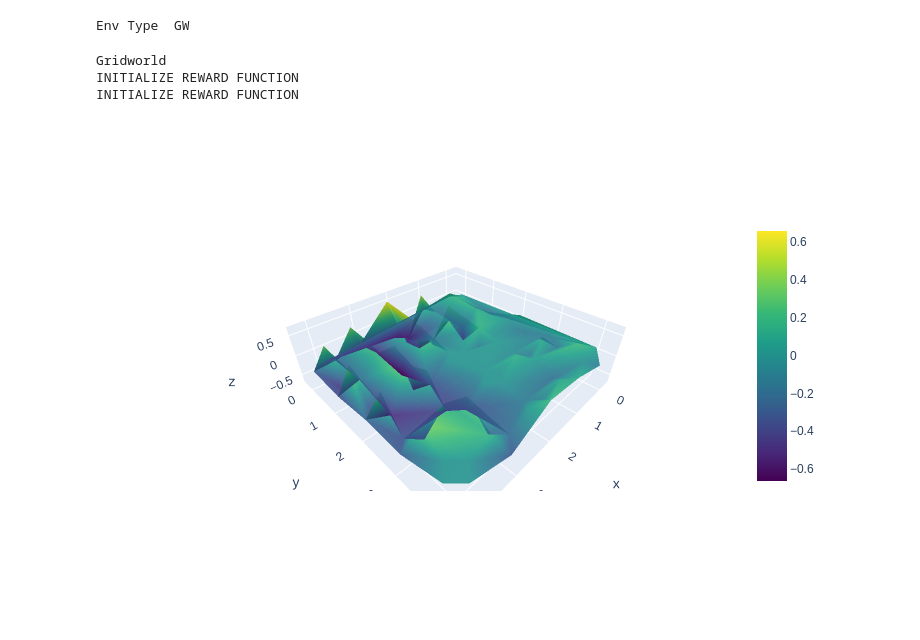
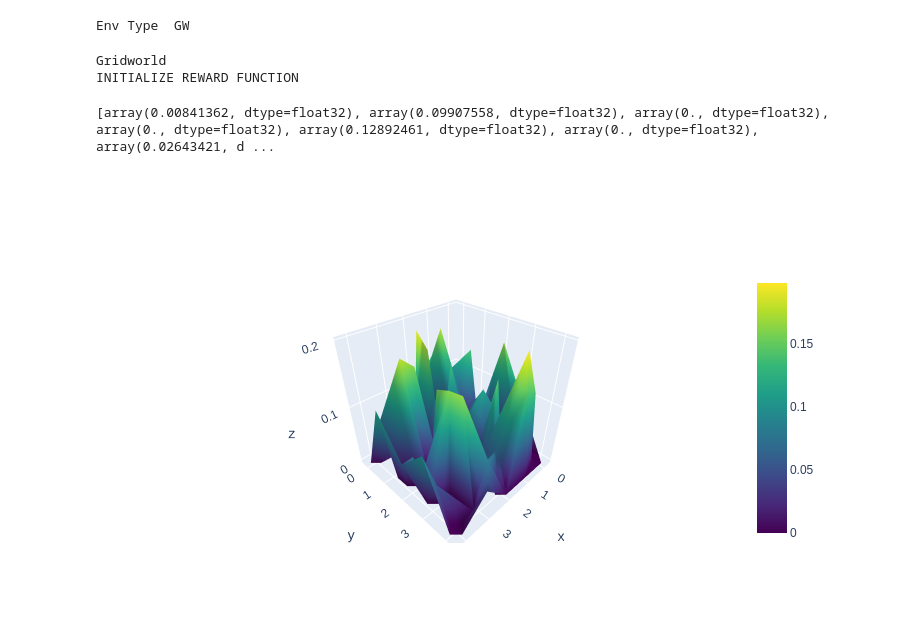
Before and after one commit to mfclinton/implicit_reward_optimization, a Jupyter notebook: new_rl_research_dir/saved_results/plot_functions.ipynb, the cells around one changed output. Saved outputs shown, nothing was run; the diff lists cells and outputs as text; code cells hidden in the pictures; blank space fills up the shorter version.

```diff
--- a/new_rl_research_dir/saved_results/plot_functions.ipynb
+++ b/new_rl_research_dir/saved_results/plot_functions.ipynb
@@ -27,7 +27,7 @@ class WeakConfig:
 # %%
 dir_path = "our_method/models"
 aux_id = 1
-model_percentage = 1
+model_percentage = "0.0"
 if env_type == "GW":
     print("Gridworld")
     env = Gridworld_687()
@@ -43,12 +43,12 @@ if env_type == "GW":
     width = env.width
 
     path = f"{dir_path}/{aux_id}"
-    r_path = f"{path}/Reward_Model_1"
-    g_path = f"{path}/Gamma_Model_1"
+    r_path = f"{path}/Reward_Model_{model_percentage}"
+    g_path = f"{path}/Gamma_Model_{model_percentage}"
 
     r_func = RewardFunc()
     r_func.init(config)
-    g_func = RewardFunc()
+    g_func = GammaFunc()
     g_func.init(config)
 
     r_func.load_state_dict(torch.load(r_path))
@@ -74,7 +74,8 @@ if env_type == "GW":
                 a[0,a_idx] = 1
 
                 r = r_func(pos, onehot, action = a)
-                g = g_func(pos, onehot, action = a)
+                g = g_func(onehot, action = a)
+#                 print(g)
 
                 cur_offsets = offsets[a_idx]
 
@@ -85,9 +86,13 @@ if env_type == "GW":
 # %% [output]
 Gridworld
 INITIALIZE REWARD FUNCTION
-INITIALIZE REWARD FUNCTION
 # %%
-fig = go.Figure(data=[go.Mesh3d(x=X, y=Y, z=R, opacity=0.9, intensity=R, colorscale='Viridis')])
+# fig = go.Figure(data=[go.Mesh3d(x=X, y=Y, z=R, opacity=1.0, intensity=R, colorscale='Viridis')])
+fig = go.Figure(data=[go.Mesh3d(x=X, y=Y, z=G, opacity=1.0, intensity=G, colorscale='Viridis')])
+
+print(G)
+
 fig.show()
 # %% [output]
+[array(0.00841362, dtype=float32), array(0.09907558, dtype=float32), array(0., dtype=float32), array(0., dtype=float32), array(0.12892461, dtype=float32), array(0., dtype=float32), array(0.02643421, d ...
-[figure, old version]
+[figure, new version]
```
Also changed, not shown: 2 other files.
